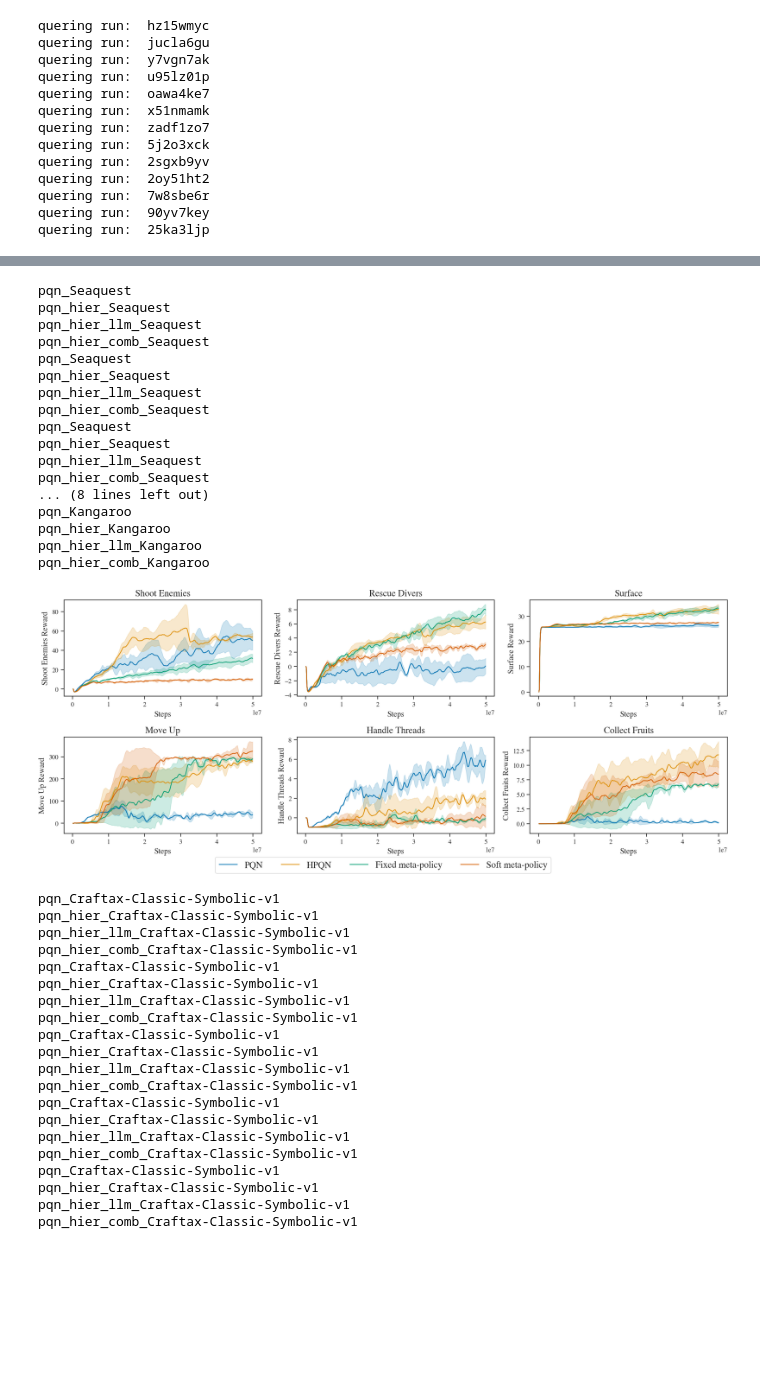
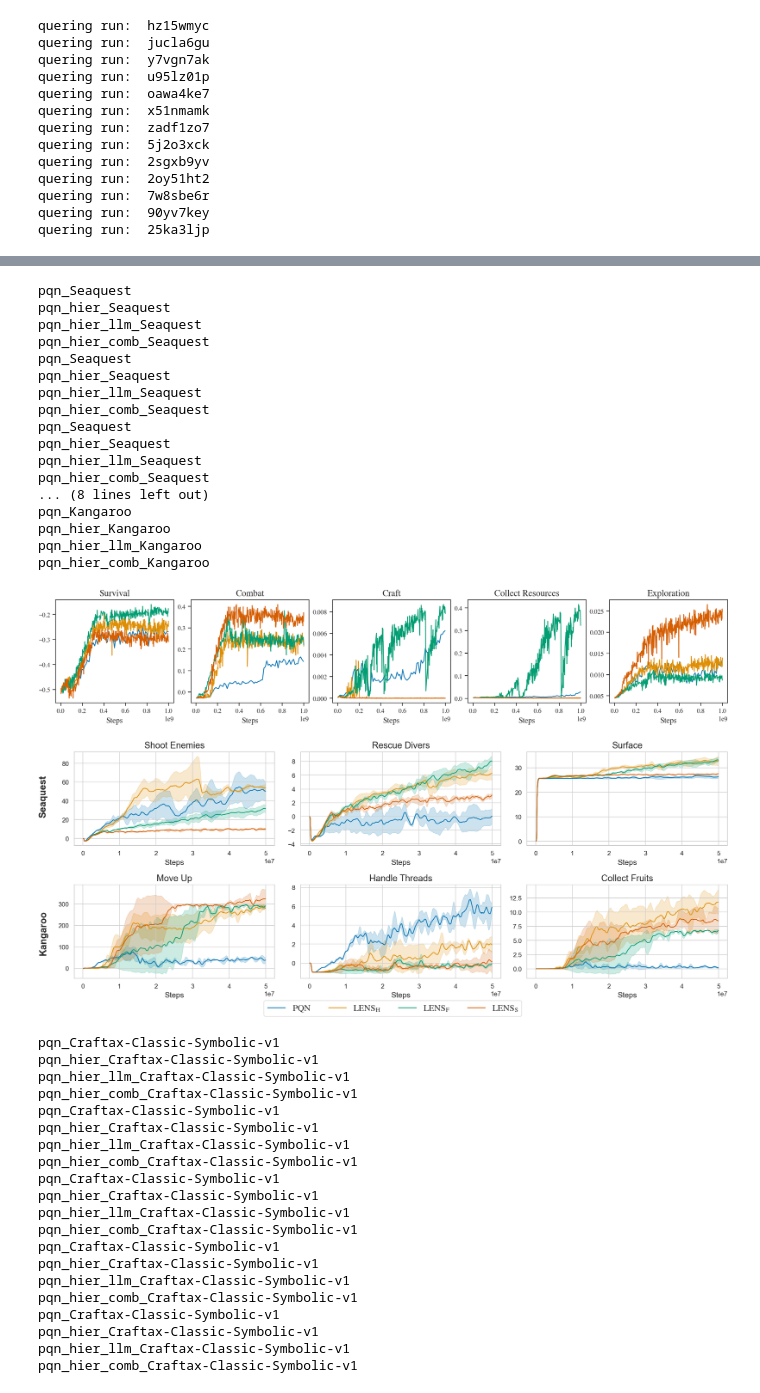
Before and after one commit to remunds/symbolic_options, a Jupyter notebook: src/symbolic_options/plots/plots.ipynb, the cells around one changed output, grey strips where cells are left out. Saved outputs shown, nothing was run; the diff lists cells and outputs as text; code cells hidden in the pictures; blank space fills up the shorter version.

Commit message:
better plots

```diff
--- a/src/symbolic_options/plots/plots.ipynb
+++ b/src/symbolic_options/plots/plots.ipynb
@@ -22,13 +22,15 @@ def get_algorithm_from_name(name):
     if "pre" in name:
         return "Pretrained"
     elif "comb" in name:
-        return "Soft meta-policy"
+        # return "Soft meta-policy"
+        return "$\\text{LENS}_\\text{S}$"
     elif "llm" in name:
-        return "Fixed meta-policy"
+        # return "Fixed meta-policy"
+        return "$\\text{LENS}_\\text{F}$"
     elif "hier" in name:
-        return "HPQN"
+        return "$\\text{LENS}_\\text{H}$"
     elif "pqn" in name:
-        return "PQN"
+        return "$\\text{PQN}$"
     else:
         return "Unknown"
 # %%
@@ -648,33 +650,19 @@ def single_reward_plot(game_data, algos, reward_row, ax, opt_name):
         ax.plot(x_data, means, label=alg_label, color=colors[algos.index(algo)], zorder=1)
         ax.fill_between(x_data, means - stds, means + stds, color=colors[algos.index(algo)], alpha=0.2, zorder=0)
         ax.set_title(f"{opt_name}")
-    ax.set_ylabel(f"{opt_name} Reward")
+    # ax.set_ylabel(f"{opt_name} Reward")
     ax.set_xlabel("Steps")
     # ax.legend()
 
 def multi_reward_plot(df, opt_names, axes):
     # plot all single_reward_plots for all envs
-
-    # with plt.rc_context({
-    #     **bundles.neurips2024(usetex=False),
-    #     **axes.lines(),
-    #     "axes.titlesize": 14,
-    #     "axes.labelsize": 12,
-    #     "xtick.labelsize": 10,
-    #     "ytick.labelsize": 10,
-    #     "legend.fontsize": 10,
-    #     "font.size": 12
-    # }):
     game_name = df["run_name"].iloc[0].split("_")[-1]
-    # fig, ax = plt.subplots(1, 3, figsize=(15, 3))
     opts = ["opt0", "opt1", "opt2"]
     if "Craft" in game_name:
-        # fig, ax = plt.subplots(1, 5, figsize=(25, 3))
         opts = ["opt0", "opt1", "opt2", "opt3", "opt4"]
     for i, opt in enumerate(opts):
         single_reward_plot(df, [f"pqn_{game_name}", f"pqn_hier_{game_name}", f"pqn_hier_llm_{game_name}", f"pqn_hier_comb_{game_name}"], opt, axes[i], opt_names[i])
-    # fig.savefig(f"multi_reward_plot_{game_name}.pdf", bbox_inches="tight")
-    # plt.show()
+
 with plt.rc_context({
     **bundles.neurips2024(usetex=False),
     # **axes.lines(),
@@ -685,6 +673,7 @@ with plt.rc_context({
     "legend.fontsize": 14,
     "font.size": 12
 }):
+    sns.set_style("whitegrid")
     fig, axs = plt.subplots(2, 3, figsize=(15, 6))
     seaquest_opt_names = ["Shoot Enemies", "Rescue Divers", "Surface"]
     kangaroo_opt_names = ["Move Up", "Handle Threads", "Collect Fruits"]
@@ -695,6 +684,8 @@ with plt.rc_context({
     handles, labels = axs[0][0].get_legend_handles_labels()
     fig.legend(handles, labels, loc='lower center', ncol=len(labels), bbox_to_anchor=(0.5, -0.05))
 
+    fig.text(-0.01, 0.77, "Seaquest", va='center', ha='center', rotation='vertical', fontsize=15, fontweight='bold')
+    fig.text(-0.01, 0.27, "Kangaroo", va='center', ha='center', rotation='vertical', fontsize=15, fontweight='bold')
     fig.tight_layout()
     fig.savefig("multi_reward_plot_seaquest_kangaroo.pdf", bbox_inches="tight")
     plt.show()
@@ -704,34 +695,35 @@ with plt.rc_context({
     # **axes.lines(),
     "axes.titlesize": 14,
     "axes.labelsize": 12,
     "xtick.labelsize": 10,
     "ytick.labelsize": 10,
     "legend.fontsize": 14,
     "font.size": 12
 }):
     # Craftax as separate plot
     fig, axs = plt.subplots(1, 5, figsize=(15, 3))
     craftax_opt_names = ["Survival", "Combat", "Craft", "Collect Resources", "Exploration"]
     multi_reward_plot(craftax_df, craftax_opt_names, axs)
 # %% [output]
 pqn_Seaquest
 pqn_hier_Seaquest
 pqn_hier_llm_Seaquest
 pqn_hier_comb_Seaquest
 pqn_Seaquest
 pqn_hier_Seaquest
 pqn_hier_llm_Seaquest
 pqn_hier_comb_Seaquest
 pqn_Seaquest
 pqn_hier_Seaquest
 pqn_hier_llm_Seaquest
 pqn_hier_comb_Seaquest
 ... (8 lines left out)
 pqn_Kangaroo
 pqn_hier_Kangaroo
 pqn_hier_llm_Kangaroo
 pqn_hier_comb_Kangaroo
-[figure, old version]
+[figure, new version]
+[figure, added]
 pqn_Craftax-Classic-Symbolic-v1
 pqn_hier_Craftax-Classic-Symbolic-v1
 pqn_hier_llm_Craftax-Classic-Symbolic-v1
```
Also changed, not shown: parts of 10 cells of this notebook.
